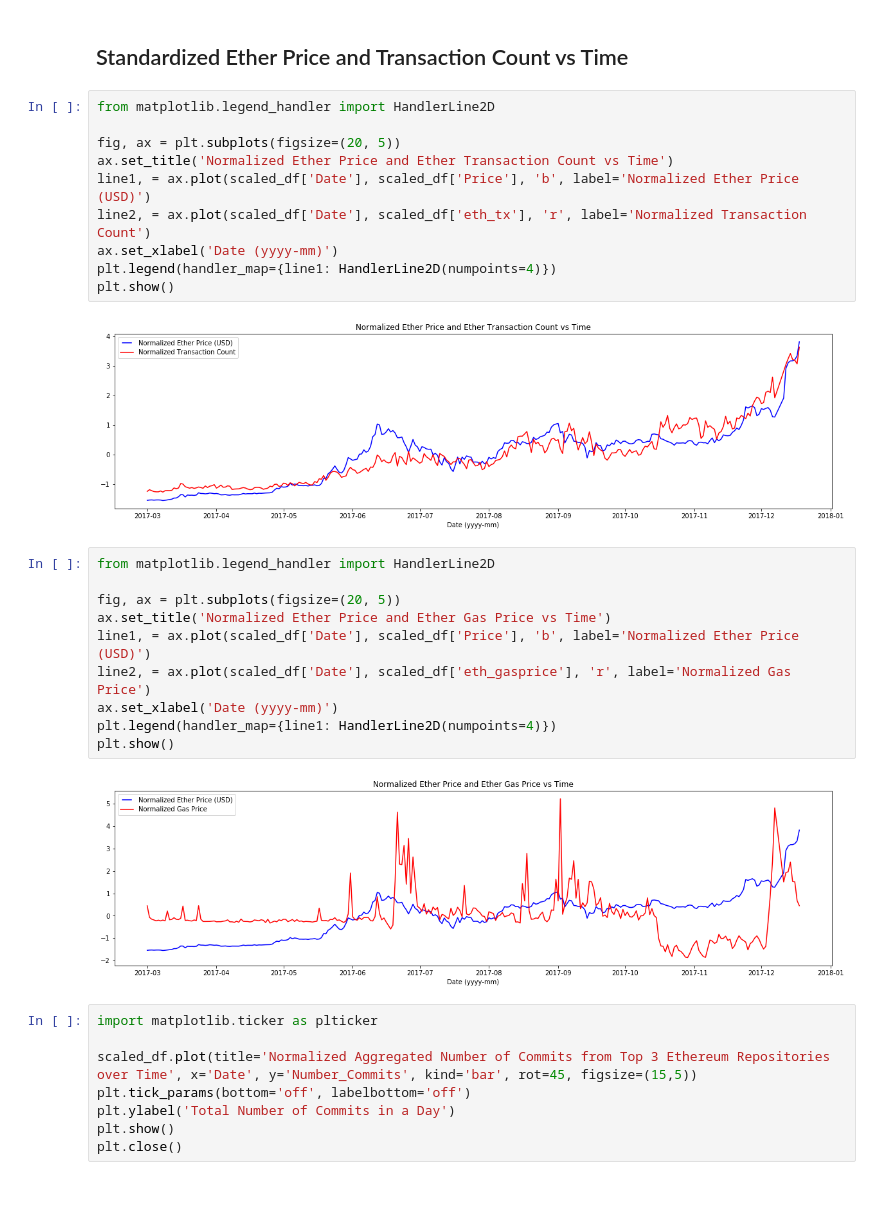
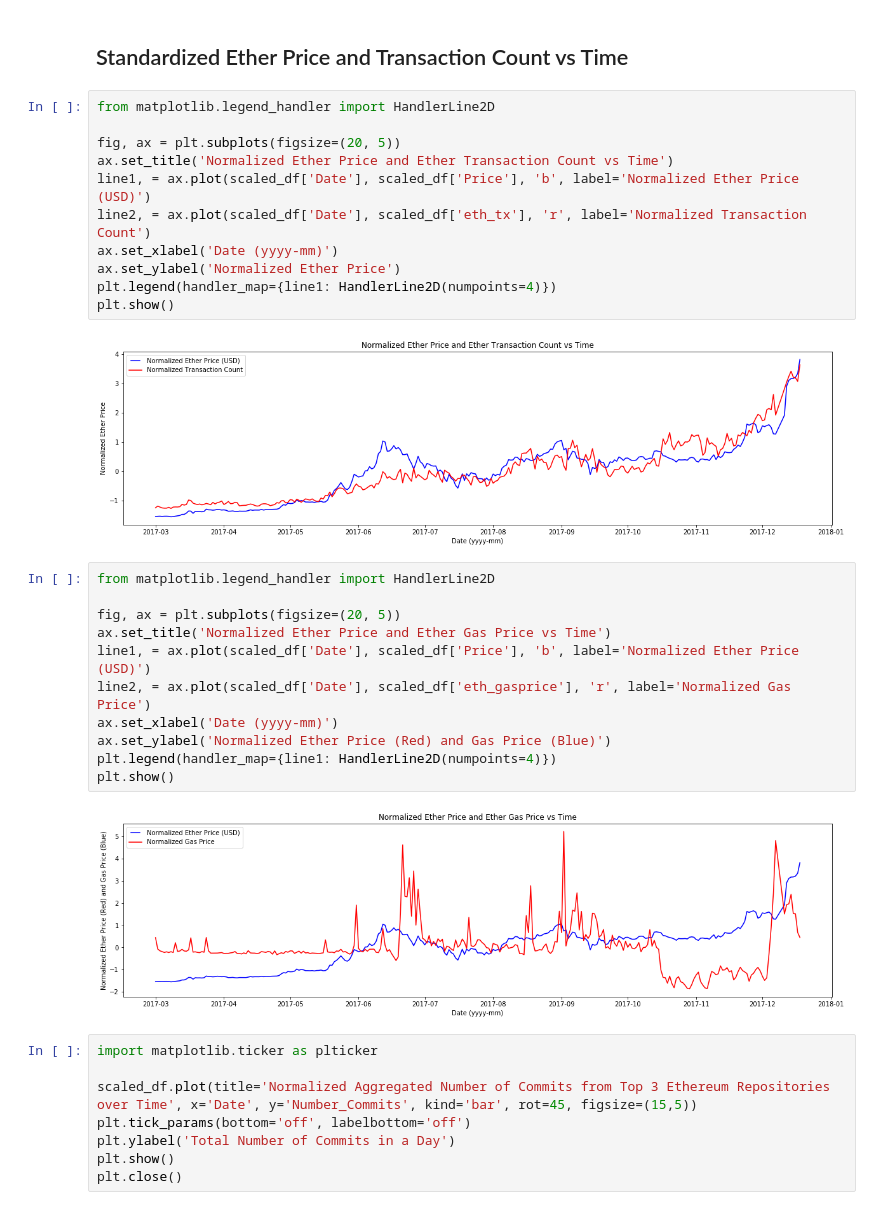
Before and after one commit to Smarker/udacity-ml, a Jupyter notebook: projects/capstone/MLCapstone.ipynb, the cells around one changed output. Saved outputs shown, nothing was run; the diff lists cells and outputs as text.

Commit message:
Add y-axis labels to charts.

```diff
--- a/projects/capstone/MLCapstone.ipynb
+++ b/projects/capstone/MLCapstone.ipynb
@@ -249,22 +249,24 @@ ax.set_title('Normalized Ether Price and Ether Transaction Count vs Time')
 line1, = ax.plot(scaled_df['Date'], scaled_df['Price'], 'b', label='Normalized Ether Price (USD)')
 line2, = ax.plot(scaled_df['Date'], scaled_df['eth_tx'], 'r', label='Normalized Transaction Count')
 ax.set_xlabel('Date (yyyy-mm)')
+ax.set_ylabel('Normalized Ether Price')
 plt.legend(handler_map={line1: HandlerLine2D(numpoints=4)})
 plt.show()
 # %% [output]
-[figure, old version]
+[figure, new version]
 # %%
 from matplotlib.legend_handler import HandlerLine2D
 
 fig, ax = plt.subplots(figsize=(20, 5))
 ax.set_title('Normalized Ether Price and Ether Gas Price vs Time')
 line1, = ax.plot(scaled_df['Date'], scaled_df['Price'], 'b', label='Normalized Ether Price (USD)')
 line2, = ax.plot(scaled_df['Date'], scaled_df['eth_gasprice'], 'r', label='Normalized Gas Price')
 ax.set_xlabel('Date (yyyy-mm)')
+ax.set_ylabel('Normalized Ether Price (Red) and Gas Price (Blue)')
 plt.legend(handler_map={line1: HandlerLine2D(numpoints=4)})
 plt.show()
 # %% [output]
-[figure, old version]
+[figure, new version]
 # %%
 import matplotlib.ticker as plticker
 
```
